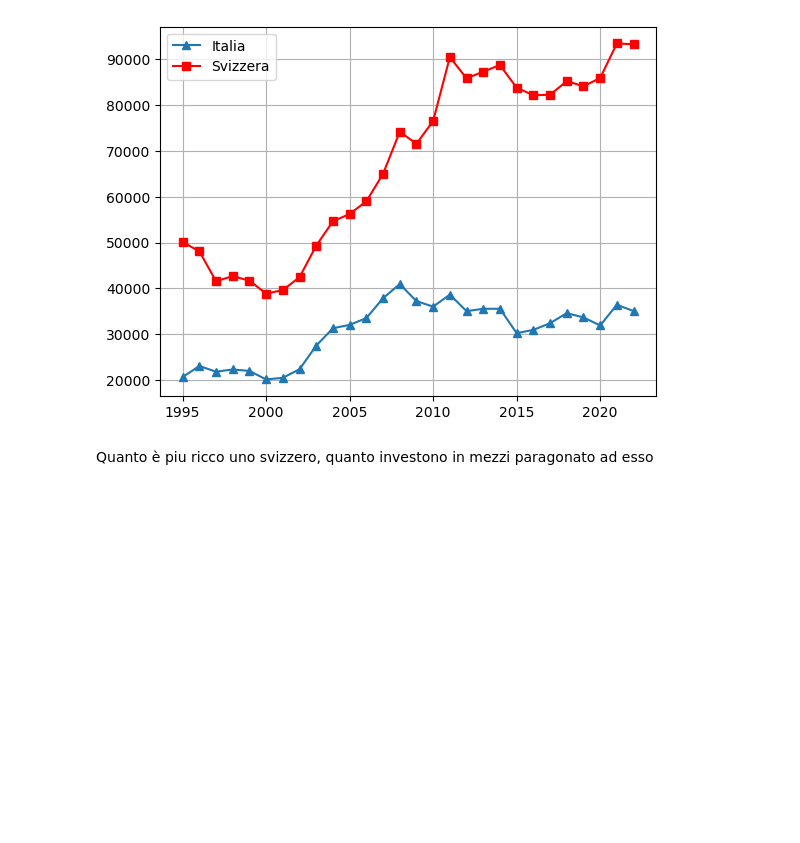
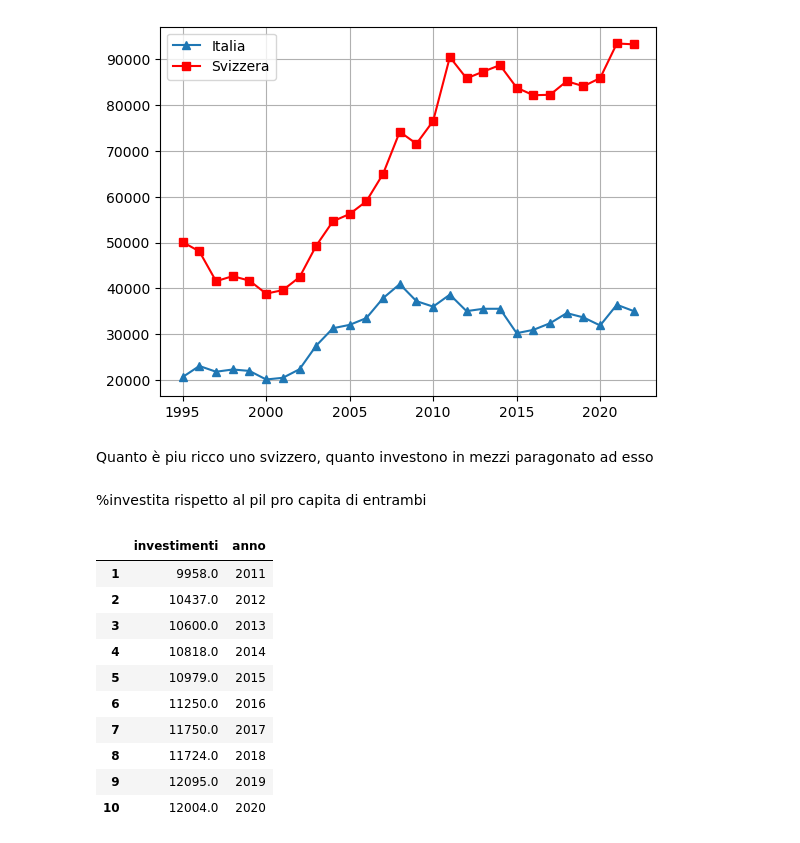
Before and after one commit to alemele01/vs24, a Jupyter notebook: investimentiSvizzeri.ipynb, the cells around one changed output. Drawn from its saved outputs; the diff is of its cells as text; code cells hidden in the pictures; blank space fills up the shorter version.

```diff
--- a/investimentiSvizzeri.ipynb
+++ b/investimentiSvizzeri.ipynb
@@ -660,3 +660,24 @@ plt.show()
 [figure]
 # %% [markdown]
 Quanto è piu ricco uno svizzero, quanto investono in mezzi paragonato ad esso
+# %% [markdown]
+%investita rispetto al pil pro capita di entrambi
+# %%
+invAnnoSvizzeraDf=pd.DataFrame(y_ch)
+index=[1,2,3,4,5,6,7,8,9,10]
+invAnnoSvizzeraDf.index=index
+invAnnoSvizzeraDf['anno']=[2011,2012,2013,2014,2015,2016,2017,2018,2019,2020]
+invAnnoSvizzeraDf.rename(columns={0: 'investimenti'}, inplace=True)
+invAnnoSvizzeraDf
+# %% [output]
+|  | investimenti | anno |
+| 1 | 9958.0 | 2011 |
+| 2 | 10437.0 | 2012 |
+| 3 | 10600.0 | 2013 |
+| 4 | 10818.0 | 2014 |
+| 5 | 10979.0 | 2015 |
+| 6 | 11250.0 | 2016 |
+| 7 | 11750.0 | 2017 |
+| 8 | 11724.0 | 2018 |
+| 9 | 12095.0 | 2019 |
+| 10 | 12004.0 | 2020 |
```
Also changed, not shown: parts of 2 cells of this notebook, 4 other files.
